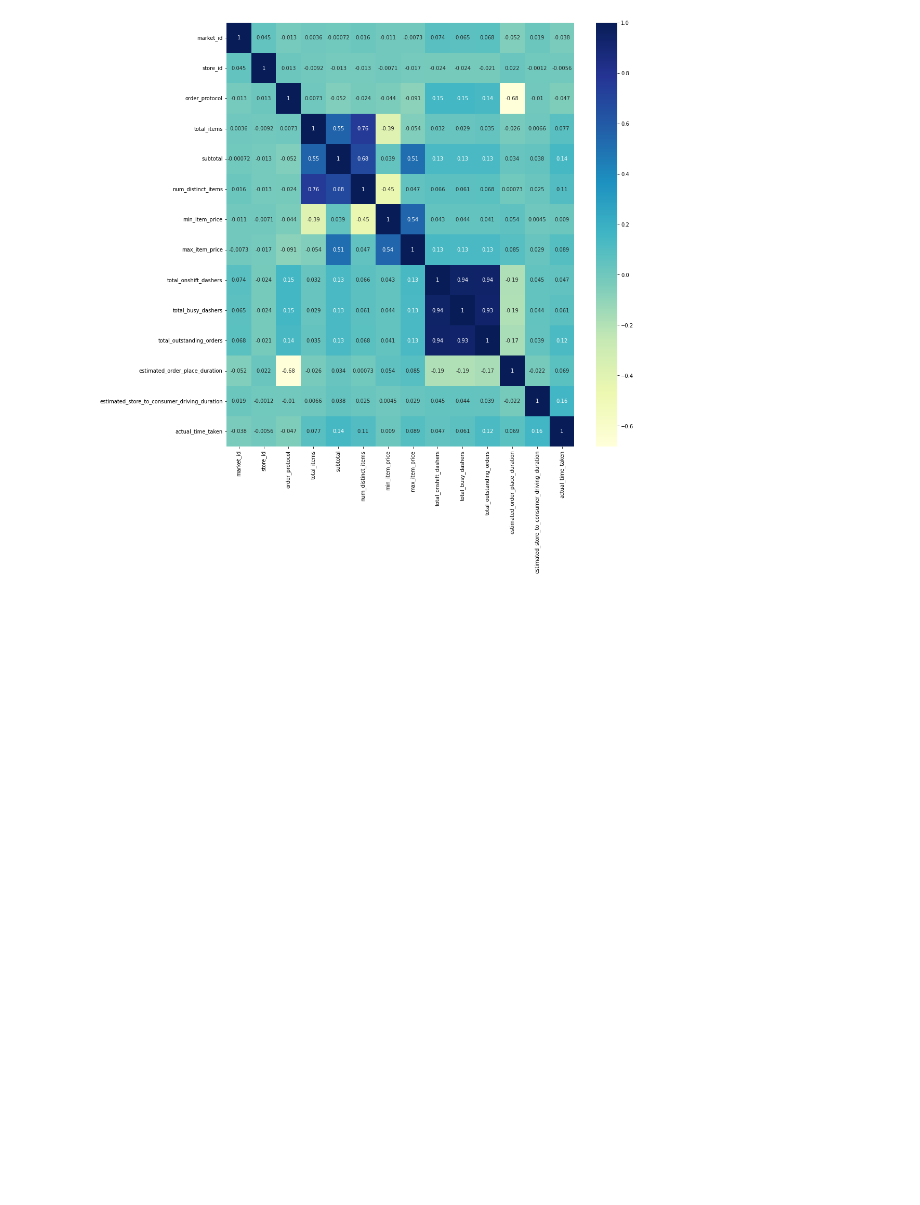
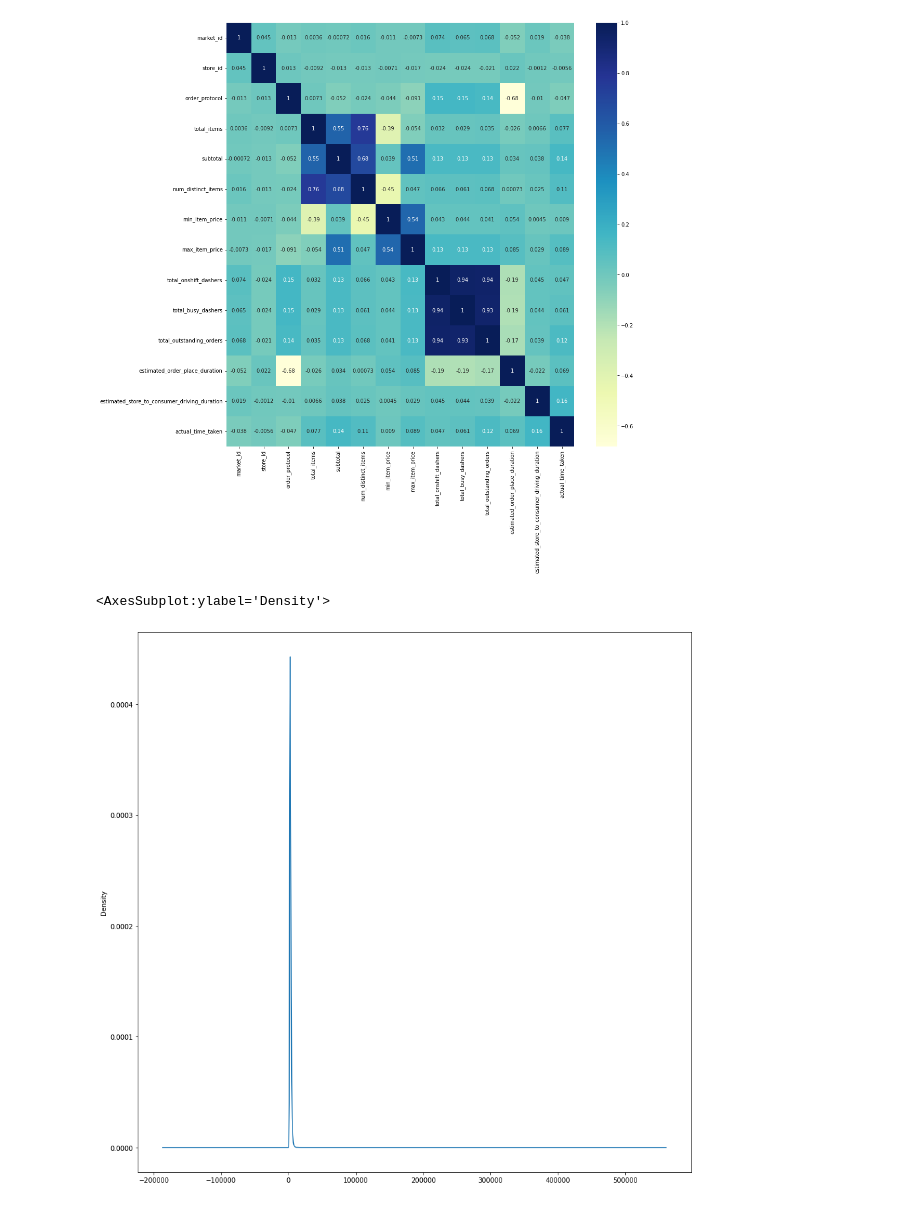
Before and after one commit to Milansingh163/Doordash-Delivery-time-Prediction, a Jupyter notebook: deliverytime.ipynb, the cells around one changed output. Saved outputs shown, nothing was run; the diff lists cells and outputs as text; code cells hidden in the pictures; blank space fills up the shorter version.

```diff
--- a/deliverytime.ipynb
+++ b/deliverytime.ipynb
@@ -262,5 +262,10 @@ plt.show()
 # %%
 # store id ,min item price max item price does not seem relevent
 # train test split
 # model building
 # accuracy
+plt.figure(figsize=(15, 15))
+df['actual_time_taken'].plot(kind='kde')
+# %% [output]
+<AxesSubplot:ylabel='Density'>
+[figure, added]
```
Also changed, not shown: parts of 9 cells of this notebook.
